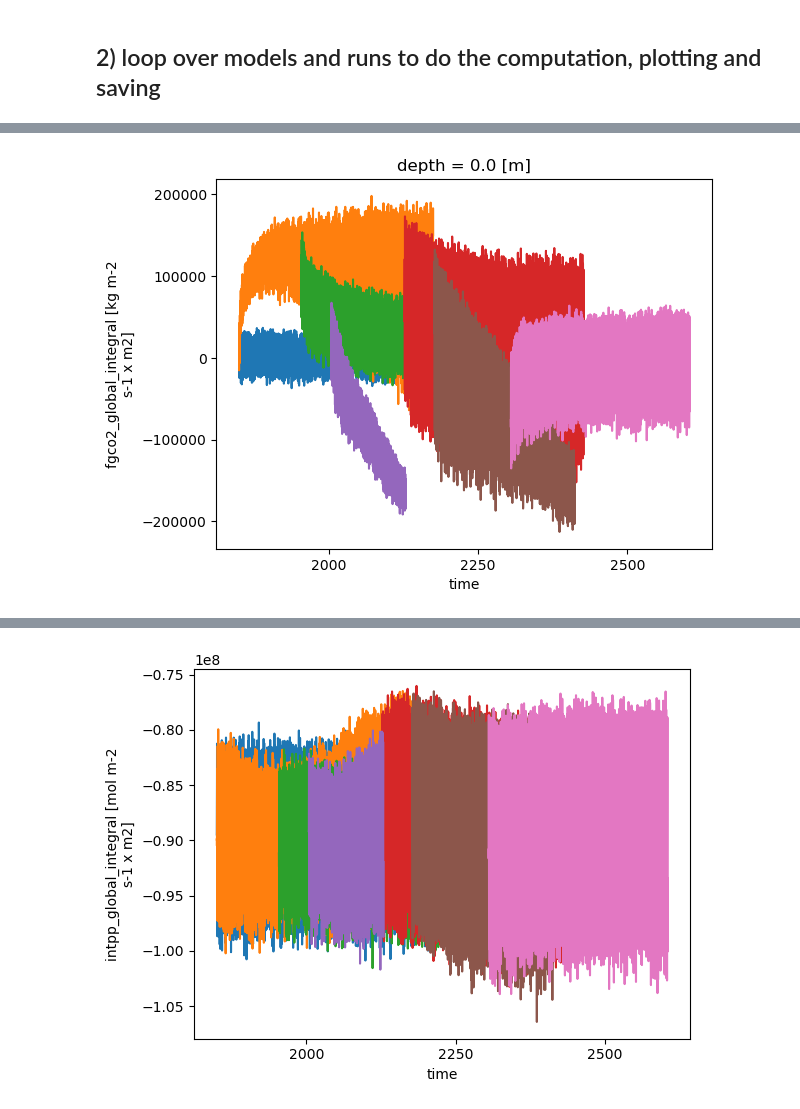
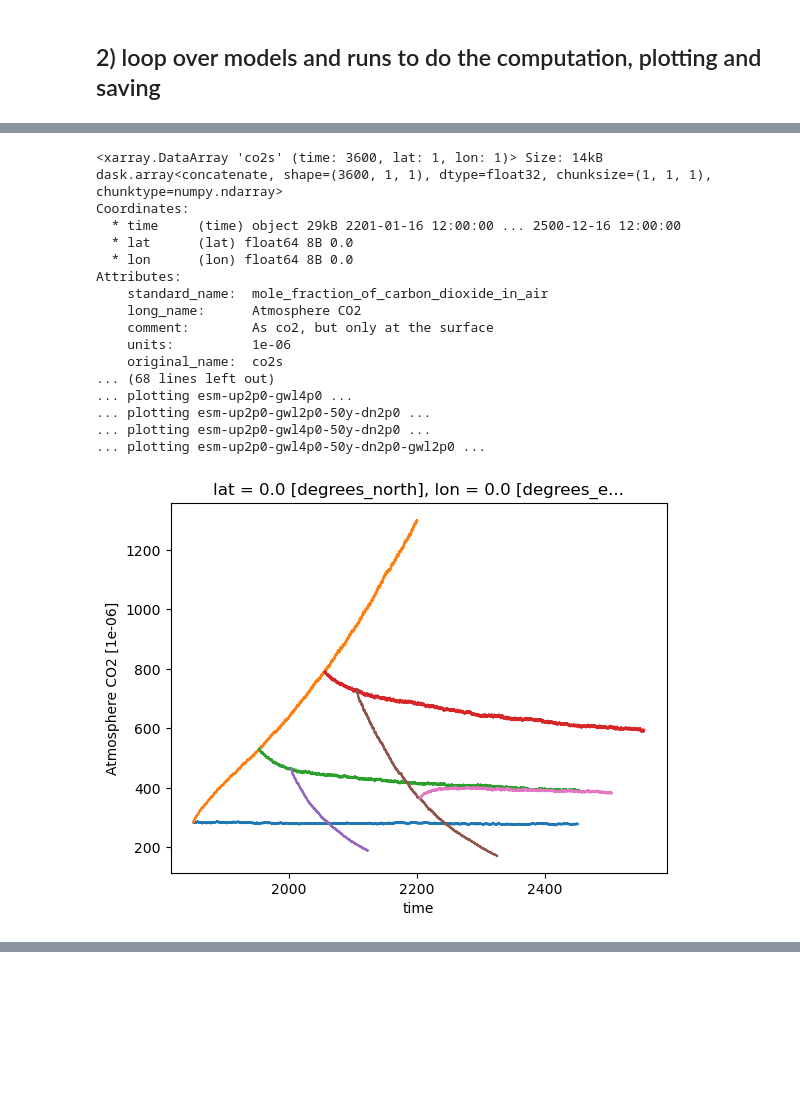
Before and after one commit to eikekoehn/TIPMIP_carbon_cycle, a Jupyter notebook: 01_postprocessing/calc_time_series_of_global_statistic.ipynb, the cells around one changed output, grey strips where cells are left out. Drawn from its saved outputs; the diff is of its cells as text; code cells hidden in the pictures; blank space fills up the shorter version.

```diff
--- a/01_postprocessing/calc_time_series_of_global_statistic.ipynb
+++ b/01_postprocessing/calc_time_series_of_global_statistic.ipynb
@@ -41,6 +41,11 @@ def get_stat(varia,model):
         if varia == 'co2mass':
             stat = 'integral'
 
+    # overwrite some choices
+    if model == 'EC-Earth3-ESM-1':
+        if varia == 'co2s':
+            stat = None
+
     return stat
 
 def get_vert_stat(varia,default=True):
@@ -148,7 +138,7 @@ for varia in varias:
             print(f'Processing data for {varia}, {model}, {run}...')
 
             # first get the dataset
-            da = mgrab.get_data(varia,run,freq_input=freq_input,verbose_level=1)#,server=server)#,server=server)
+            da = mgrab.get_data(varia,run,freq_input=freq_input,verbose_level=1)   #,server=server)#,server=server)
             print(f'... loading {da.time.size} data points in time.')
 
             if model == 'CESM2' and varia == 'TEMP':
@@ -186,27 +176,46 @@ for varia in varias:
                         #print(thickness_weights.values)
                         #raise Exception('until here')
                         #thickness_weights =
+                    elif model == 'ACCESS-ESM1-5':
+                        thickness_weights = mgrab.get_data(
+                            'thkcello', run, freq_input='fx', verbose_level=1)
+                        # give thickness_weights the same longitudes as in da (they differ by maximally 3.8e-06...)
+                        thickness_weights = thickness_weights.assign_coords(longitude=da.longitude)
+                        #thickness_weights = thickness_weights.chunk({"time": 12,"lev": -1})#,"i": -1,"j": -1})
                     else:
                         thickness_weights = mgrab.get_data(
                             'thkcello', run, freq_input=freq_input, verbose_level=0)
                         thickness_weights = thickness_weights.chunk({"time": 12,"lev": -1})#,"i": -1,"j": -1})
                     #print(thickness_weights)
-                elif domain in ['A']:
-                    da = da.chunk({"time": 12,"plev": -1})#,"i": -1,"j": -1})
-                    plev = da["plev"]  # [plev], in Pa
-                    # Step 1: layer thickness from differences
-                    dp = np.abs(plev.diff(dim="plev"))
-                    # Step 2: append last value (reuse last plev)
-                    last_plev = plev.isel(plev=-1)
-                    dp = xr.concat([dp, last_plev], dim="plev")
-                    # Step 3: fix coordinate alignment
-                    thickness_weights = dp.assign_coords(plev=plev)
+                elif domain in ['A','atm']:
+                    if model == 'CESM2':
+                        preslev = 'lev'
+                        da = da.chunk({"time": 12,'lev': -1})#,"i": -1,"j": -1})
+                        lev = da['lev']  # [plev], in Pa
+                        # Step 1: layer thickness from differences
+                        dp = np.abs(lev.diff(dim='lev'))
+                        # Step 2: append last value (reuse last plev)
+                        first_lev = lev.isel(lev=0)
+                        dp = xr.concat([first_lev,dp], dim='lev')
+                        # Step 3: fix coordinate alignment
+                        thickness_weights = dp.assign_coords(plev='lev')
+                    else:
+                        preslev = 'plev'
+                        da = da.chunk({"time": 12,'plev': -1})#,"i": -1,"j": -1})
+                        plev = da['plev']  # [plev], in Pa
+                        # Step 1: layer thickness from differences
+                        dp = np.abs(plev.diff(dim='plev'))
+                        # Step 2: append last value (reuse last plev)
+                        last_plev = plev.isel(plev=-1)
+                        dp = xr.concat([dp, last_plev], dim='plev')
+                        # Step 3: fix coordinate alignment
+                        thickness_weights = dp.assign_coords(plev='plev').reset_coords("plev", drop=True)
 
                 print('... compute vertical statistic')
                 print(da)
                 print(thickness_weights)
                 da_for_horiz = calc_vertical_stat(
-                    da,
+                    da.squeeze(),
                     thickness_weights,
                     vert_stat,
                     mask=None,
@@ -226,6 +235,7 @@ for varia in varias:
                 print(f'... getting area weights.')
                 if model == 'GISSE2.1-G-CC2':
                     area_weights = mgrab.get_area(varia,freq_input,run)
+                    print(area_weights)
                 else:
                     area_weights = mgrab.get_area(varia,freq_input)
                 #area_weights.plot();plt.show()
@@ -366 +466,18 @@ dask.array<concatenate, shape=(5280, 180, 288), dtype=float32, chunksize=(240, 1
+<xarray.DataArray 'co2s' (time: 3600, lat: 1, lon: 1)> Size: 14kB
+dask.array<concatenate, shape=(3600, 1, 1), dtype=float32, chunksize=(1, 1, 1), chunktype=numpy.ndarray>
+Coordinates:
+  * time     (time) object 29kB 2201-01-16 12:00:00 ... 2500-12-16 12:00:00
+  * lat      (lat) float64 8B 0.0
+  * lon      (lon) float64 8B 0.0
+Attributes:
+    standard_name:  mole_fraction_of_carbon_dioxide_in_air
+    long_name:      Atmosphere CO2
+    comment:        As co2, but only at the surface
+    units:          1e-06
+    original_name:  co2s
+... (68 lines left out)
+... plotting esm-up2p0-gwl4p0 ...
+... plotting esm-up2p0-gwl2p0-50y-dn2p0 ...
+... plotting esm-up2p0-gwl4p0-50y-dn2p0 ...
+... plotting esm-up2p0-gwl4p0-50y-dn2p0-gwl2p0 ...
-[figure, old version]
+[figure, new version]
@@ -384 +483,0 @@ dask.array<concatenate, shape=(5280, 180, 288), dtype=float32, chunksize=(240, 1
-[figure, removed]
```
Also changed, not shown: parts of 8 cells of this notebook, 7 other files.
